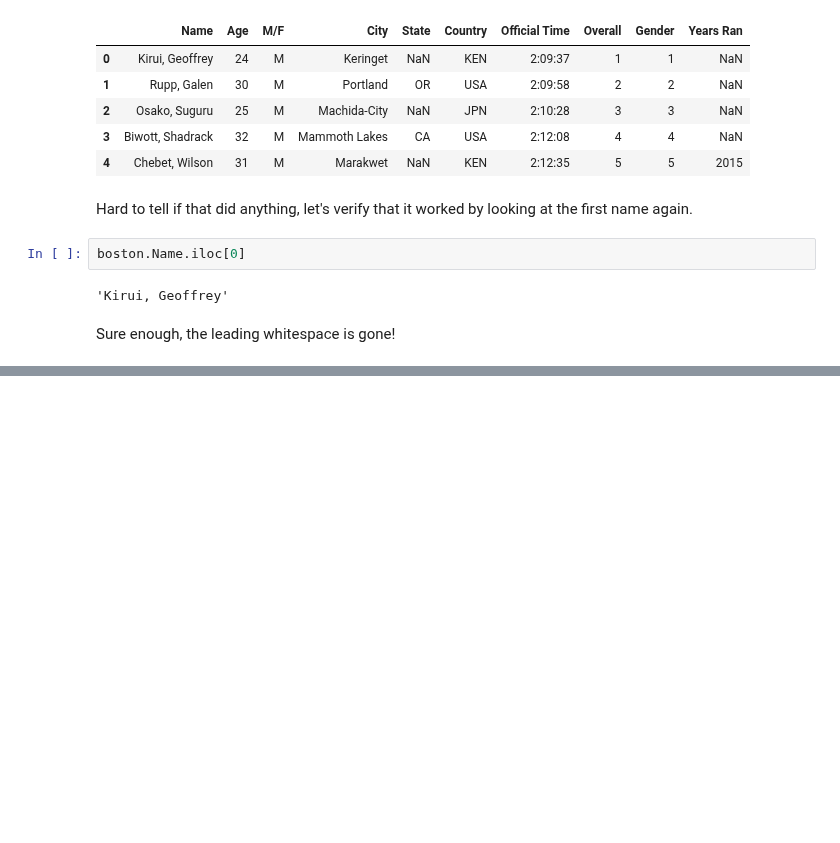
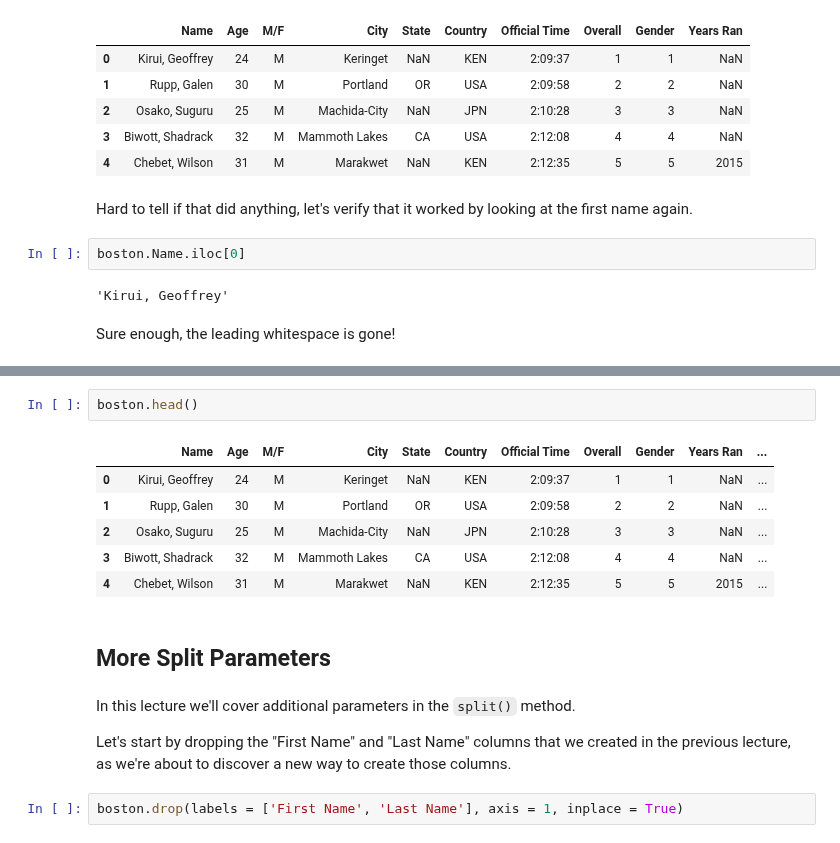
Before and after one commit to jgabunilas/pandas-bootcamp, a Jupyter notebook: Section11_Regex_and_Text_Manipulation/Section11_Regex_and_Text_Manipulation.ipynb, the cells around one changed output, grey strips where cells are left out. Drawn from its saved outputs; the diff is of its cells as text; blank space fills up the shorter version.

```diff
--- a/Section11_Regex_and_Text_Manipulation/Section11_Regex_and_Text_Manipulation.ipynb
+++ b/Section11_Regex_and_Text_Manipulation/Section11_Regex_and_Text_Manipulation.ipynb
@@ -522,0 +669,17 @@ Sure enough, the leading whitespace is gone!
+# %%
+boston.head()
+# %% [output]
+|  | Name | Age | M/F | City | State | Country | Official Time | Overall | Gender | Years Ran | ... |
+| 0 | Kirui, Geoffrey | 24 | M | Keringet | NaN | KEN | 2:09:37 | 1 | 1 | NaN | ... |
+| 1 | Rupp, Galen | 30 | M | Portland | OR | USA | 2:09:58 | 2 | 2 | NaN | ... |
+| 2 | Osako, Suguru | 25 | M | Machida-City | NaN | JPN | 2:10:28 | 3 | 3 | NaN | ... |
+| 3 | Biwott, Shadrack | 32 | M | Mammoth Lakes | CA | USA | 2:12:08 | 4 | 4 | NaN | ... |
+| 4 | Chebet, Wilson | 31 | M | Marakwet | NaN | KEN | 2:12:35 | 5 | 5 | 2015 | ... |
+# %% [markdown]
+## More Split Parameters
+# %% [markdown]
+In this lecture we'll cover additional parameters in the `split()` method.
+
+Let's start by dropping the "First Name" and "Last Name" columns that we created in the previous lecture, as we're about to discover a new way to create those columns.
+# %%
+boston.drop(labels = ['First Name', 'Last Name'], axis = 1, inplace = True)
```
Also changed, not shown: parts of 65 cells of this notebook.
